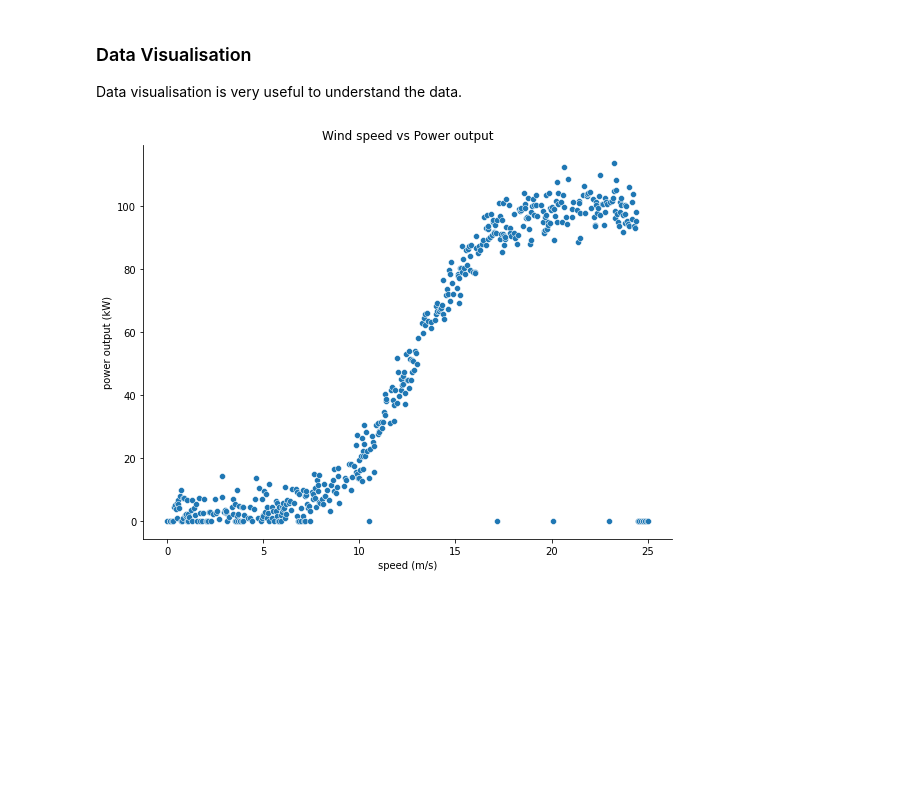
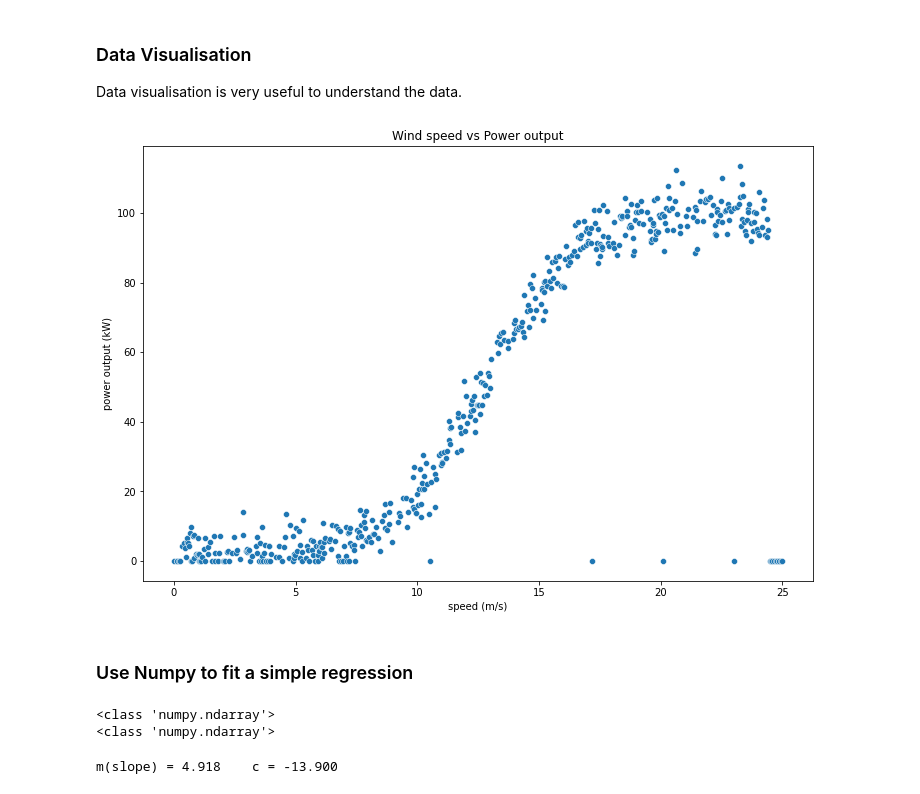
Before and after one commit to killfoley/fundamentalsofDA_project, a Jupyter notebook: Project.ipynb, the cells around one changed output. Saved outputs shown, nothing was run; the diff lists cells and outputs as text; code cells hidden in the pictures; blank space fills up the shorter version.

Commit message:
used numpy.polyfit to calulate slope and intercept values, plotted original data along with fitted line

```diff
--- a/Project.ipynb
+++ b/Project.ipynb
@@ -63,10 +63,29 @@ dfpower.describe()
 ### Data Visualisation
 Data visualisation is very useful to understand the data.
 # %%
-ax = sns.relplot(data=dfpower, x='speed', y='power', height=6, aspect=8/6, kind='scatter')
+plt.figure(figsize=(12,8))
+sns.scatterplot(data=dfpower, x='speed', y='power')
 plt.xlabel('speed (m/s)')
 plt.ylabel('power output (kW)')
 plt.title("Wind speed vs Power output")
-plt.show()
+plt.show();
 # %% [output]
-[figure, old version]
+[figure, new version]
+# %% [markdown]
+### Use Numpy to fit a simple regression
+# %%
+# Use the numpy flatten function to convert dateframe to numpy to perform np.polyfit
+speed_flatten = dfpower['speed'].values.flatten()
+power_flatten = dfpower['power'].values.flatten()
+print(type(speed_flatten))
+print(type(power_flatten))
+# %% [output]
+<class 'numpy.ndarray'>
+<class 'numpy.ndarray'>
+# %%
+# use numpy.polyfit to get the coefficients of the line of best fit
+m = np.polyfit(speed_flatten, power_flatten, 1)[0]
+c = np.polyfit(speed_flatten, power_flatten, 1)[1]
+print(f'm(slope) = {m:.3f}    c = {c:.3f}')
+# %% [output]
+m(slope) = 4.918    c = -13.900
```
Also changed, not shown: parts of 3 cells of this notebook.
